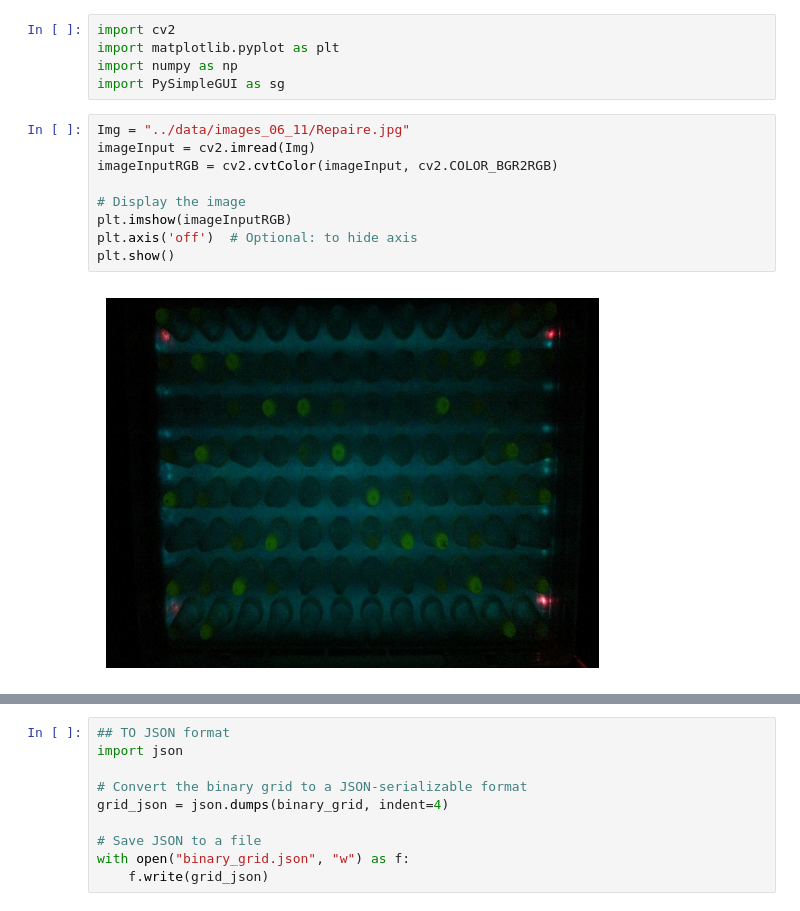
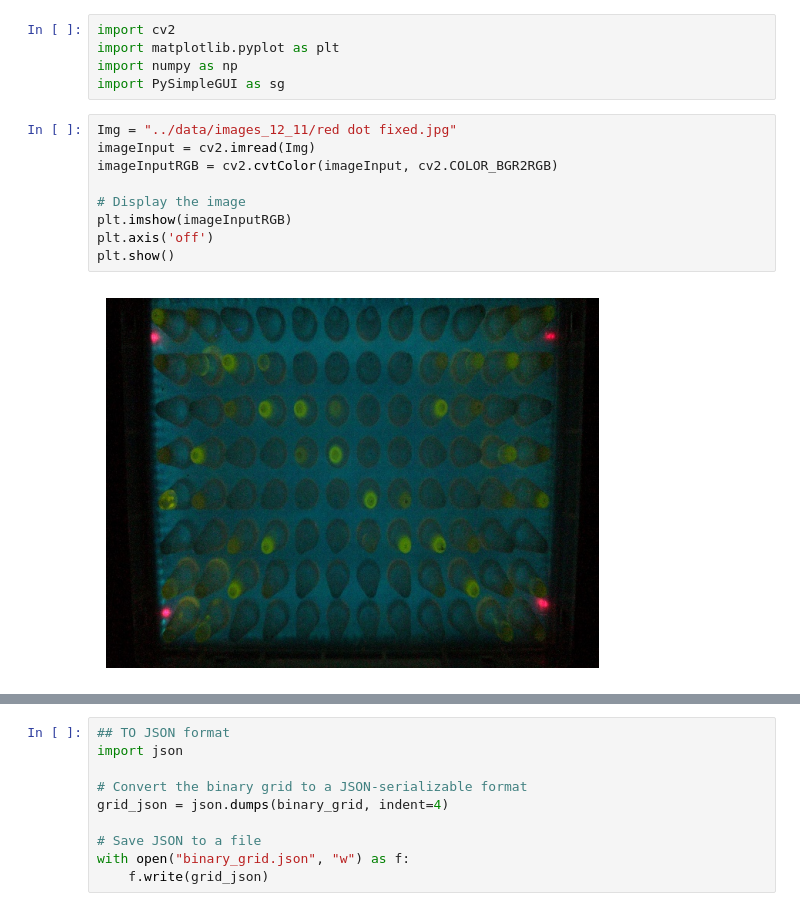
Before and after one commit to Miloumille/CTMA_internship_Photodetector, a Jupyter notebook: script/Untitled.ipynb, the cells around one changed output, grey strips where cells are left out. Saved outputs shown, nothing was run; the diff lists cells and outputs as text.

```diff
--- a/script/Untitled.ipynb
+++ b/script/Untitled.ipynb
@@ -4,15 +4,15 @@ import matplotlib.pyplot as plt
 import numpy as np
 import PySimpleGUI as sg
 # %%
-Img = "../data/images_06_11/Repaire.jpg"
+Img = "../data/images_12_11/red dot fixed.jpg"
 imageInput = cv2.imread(Img)
 imageInputRGB = cv2.cvtColor(imageInput, cv2.COLOR_BGR2RGB)
 
 # Display the image
 plt.imshow(imageInputRGB)
-plt.axis('off')  # Optional: to hide axis
+plt.axis('off')
 plt.show()
 # %% [output]
-[figure, old version]
+[figure, new version]
 # %%
 import cv2
```
Also changed, not shown: parts of 8 cells of this notebook, 7 other files.
